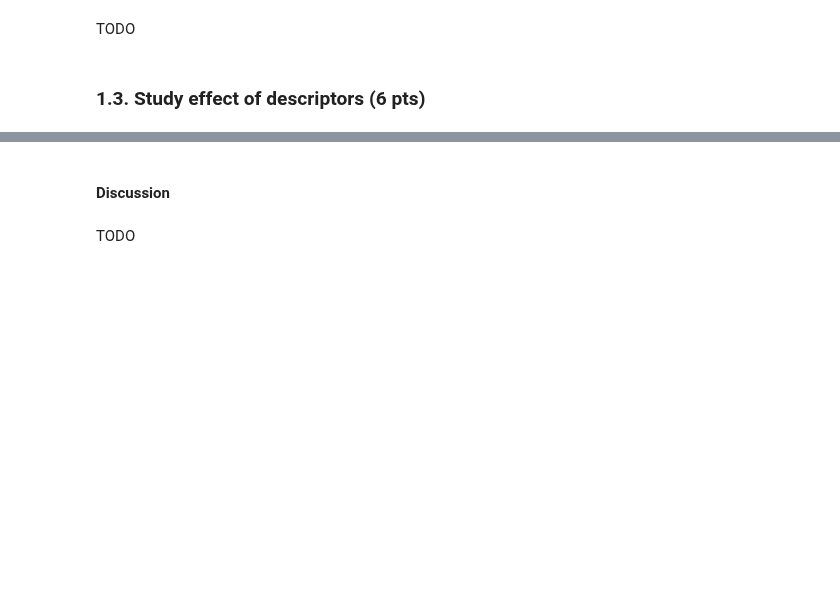
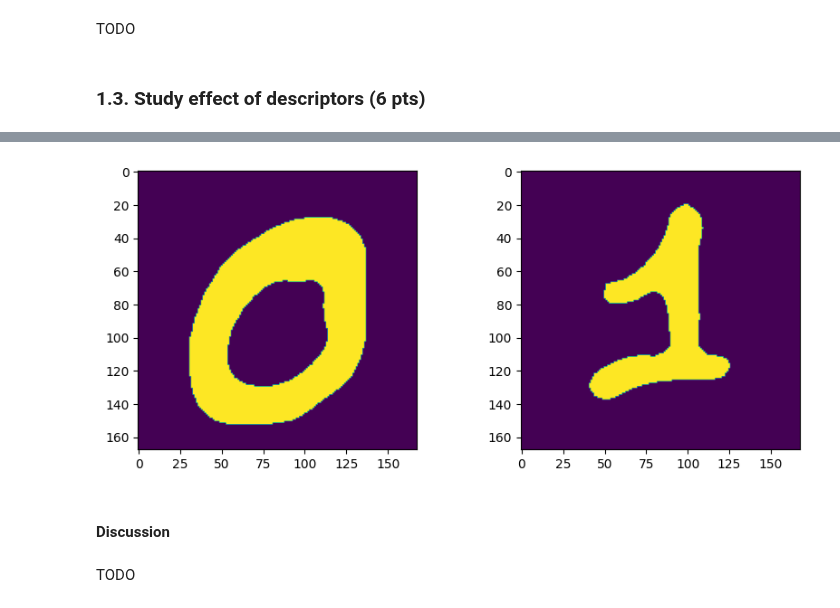
Before and after one commit to mrizaarseven98/do-not-cheat, a Jupyter notebook: labs/lab_02_object_description.ipynb, the cells around one changed output, grey strips where cells are left out. Drawn from its saved outputs; the diff is of its cells as text; code cells hidden in the pictures; blank space fills up the shorter version.

```diff
--- a/labs/lab_02_object_description.ipynb
+++ b/labs/lab_02_object_description.ipynb
@@ -220,8 +253,8 @@ TODO
 ### 1.3. Study effect of descriptors (6 pts)
 # %%
 # Define increasing set sizes of the descriptors. You can also change these numbers.
-descr_set_sizes = [1, 2, 5, 10, 20]
+descr_set_sizes = [1, 2, 5, 10, 100]
 
 # Define images for which you will show the recovery. You can also change the indexes.
-zero = zeros_im[0]
-one = ones_im[0]
+zero = zeros[5]
+one = ones[5]
@@ -248,3 +307,13 @@ SyntaxError: invalid syntax (3234389877.py, line 7)
+# %%
+#For visualization only (Original images)
+
+fig, axes = plt.subplots(1, 2, figsize=(10, 4))
+
+axes[0].imshow(zero)
+axes[1].imshow(one)
+plt.show()
+# %% [output]
+[figure, added]
 # %% [markdown]
 #### Discussion
 # %% [markdown]
```
Also changed, not shown: parts of 10 cells of this notebook.
